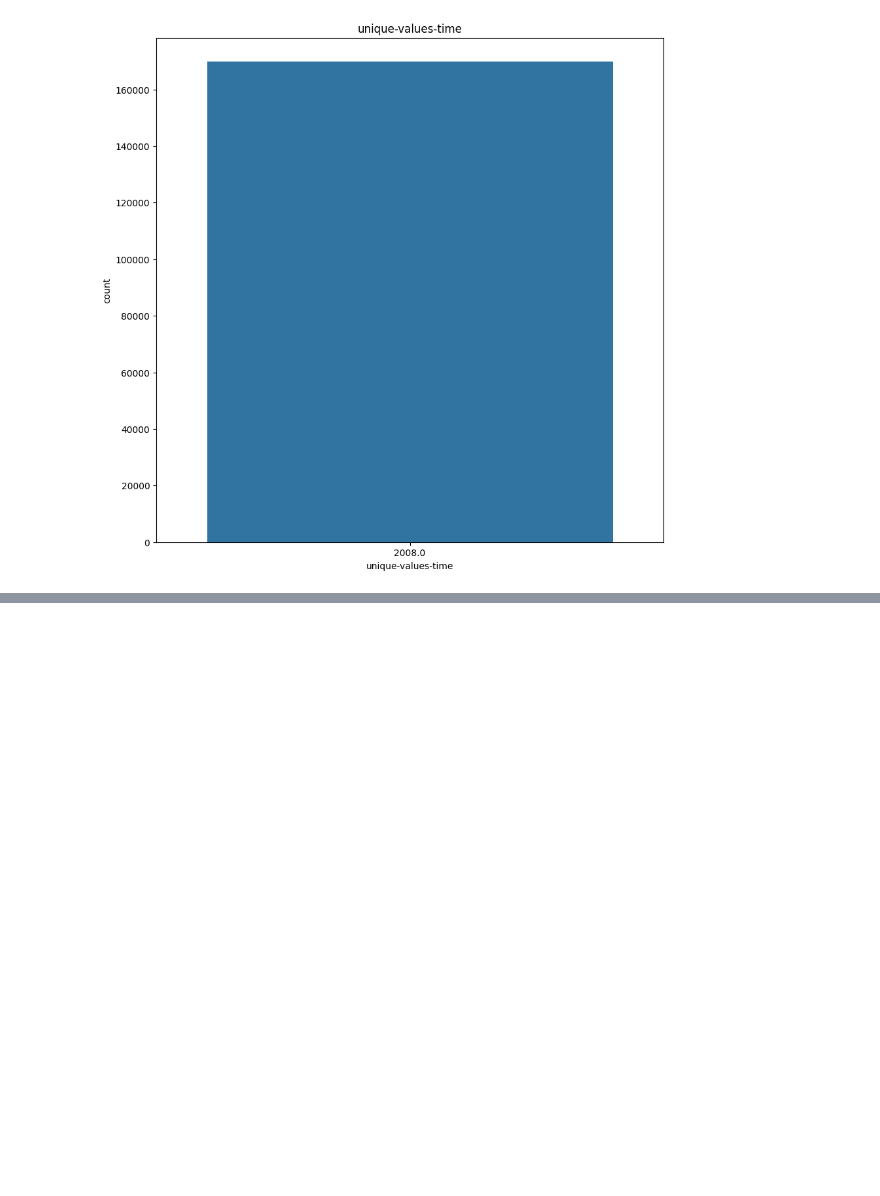
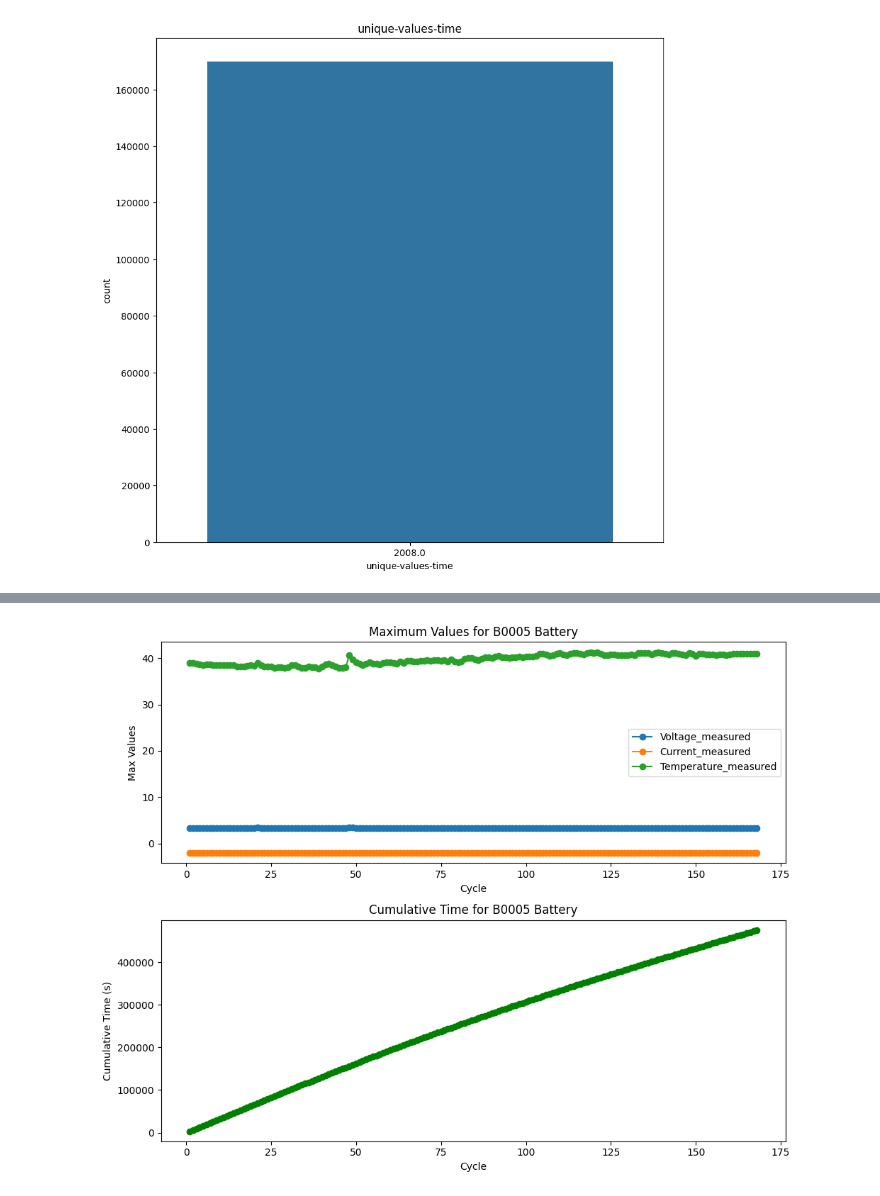
Before and after one commit to addy4/battery-performance-simulation, a Jupyter notebook: perfomance_simulator.ipynb, the cells around one changed output, grey strips where cells are left out. Drawn from its saved outputs; the diff is of its cells as text; code cells hidden in the pictures; blank space fills up the shorter version.

Commit message:
Battery Performance Simulation

```diff
--- a/perfomance_simulator.ipynb
+++ b/perfomance_simulator.ipynb
@@ -103,0 +119,31 @@ plt.show()
+# %%
+df2 = df2[df2['Battery'] == 'B0005']
+df2 = df2[df2['Temperature_measured'] > 36] #choose battery B0005
+#df['Time'] =pd.to_datetime(df['Time'], unit='s')
+dfb = df2.groupby(['id_cycle']).max()
+dfb['Cumulated_T'] = dfb['Time'].cumsum()
+# %%
+import matplotlib.pyplot as plt
+
+# Create subplots for multiple visualizations
+fig, axes = plt.subplots(nrows=2, ncols=1, figsize=(10, 8))
+
+# Visualization 1: Maximum Values
+axes[0].plot(dfb.index, dfb['Voltage_measured'], label='Voltage_measured', marker='o')
+axes[0].plot(dfb.index, dfb['Current_measured'], label='Current_measured', marker='o')
+axes[0].plot(dfb.index, dfb['Temperature_measured'], label='Temperature_measured', marker='o')
+axes[0].set_xlabel('Cycle')
+axes[0].set_ylabel('Max Values')
+axes[0].set_title('Maximum Values for B0005 Battery')
+axes[0].legend()
+
+# Visualization 2: Cumulative Time
+axes[1].plot(dfb.index, dfb['Cumulated_T'], marker='o', color='green')
+axes[1].set_xlabel('Cycle')
+axes[1].set_ylabel('Cumulative Time (s)')
+axes[1].set_title('Cumulative Time for B0005 Battery')
+
+plt.tight_layout()
+plt.show()
+# %% [output]
+[figure, added]
```
Also changed, not shown: parts of 32 cells of this notebook.
